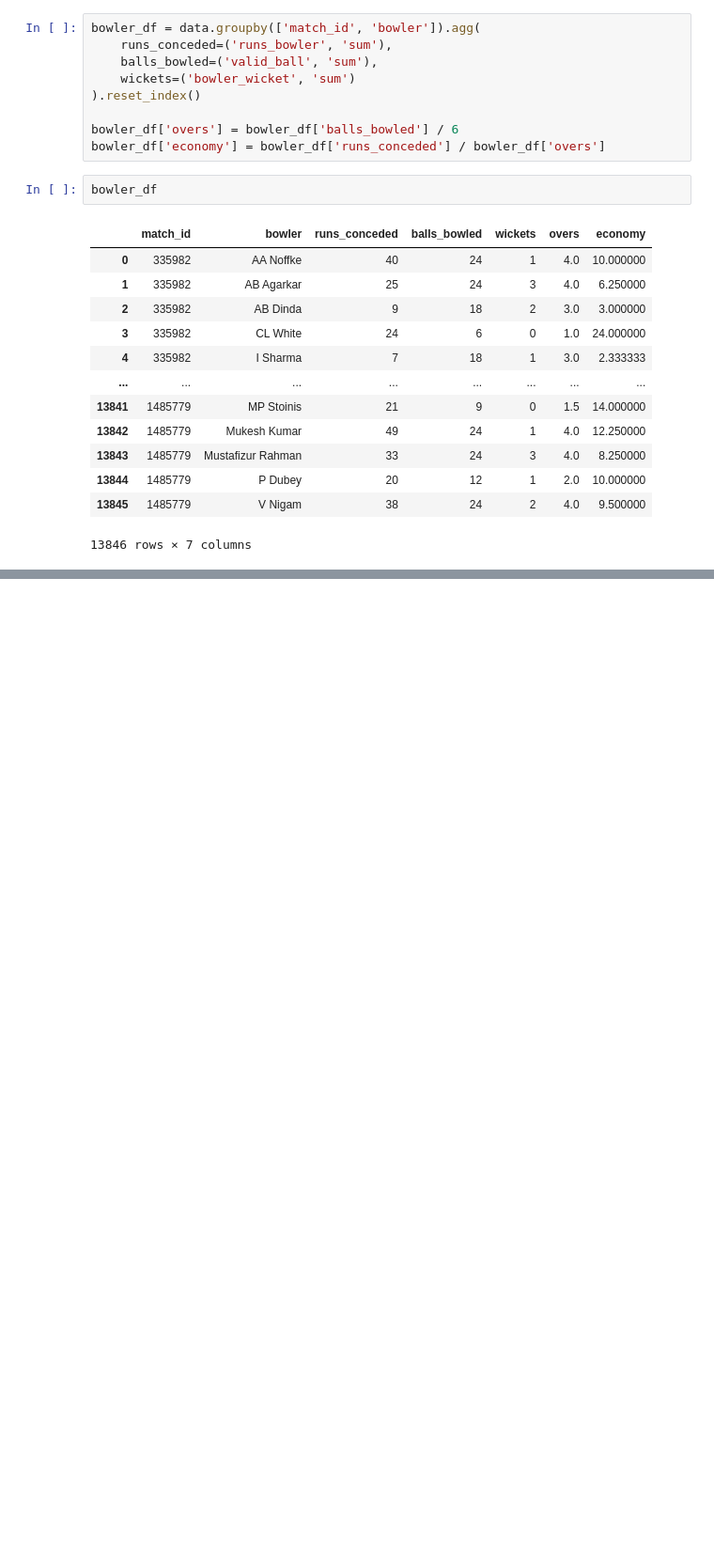
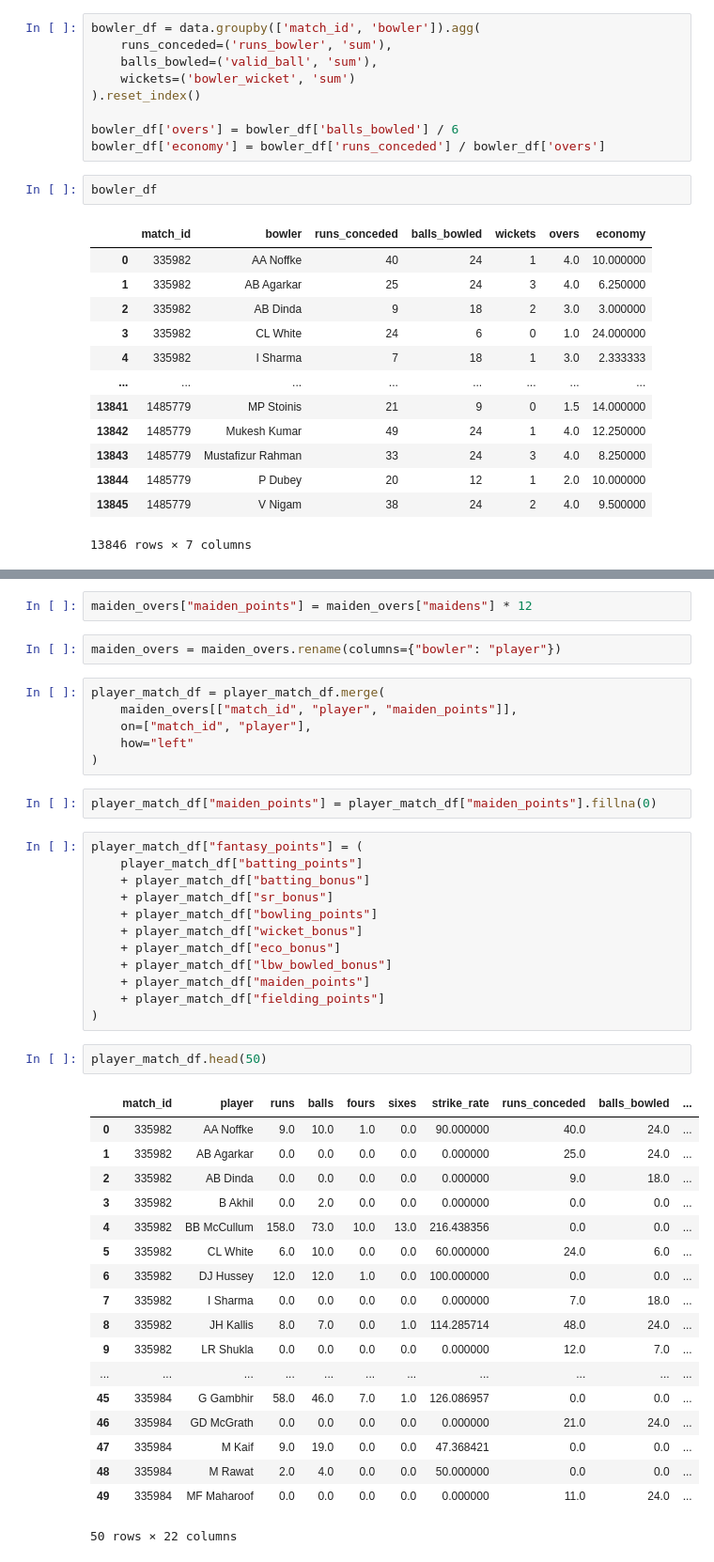
Before and after one commit to GuptaNidhish/FantasyTeamPredictor, a Jupyter notebook: notebooks/EDA.ipynb, the cells around one changed output, grey strips where cells are left out. Shown at 94% size. Drawn from its saved outputs; the diff is of its cells as text; blank space fills up the shorter version.

```diff
--- a/notebooks/EDA.ipynb
+++ b/notebooks/EDA.ipynb
@@ -123,0 +760,45 @@ bowler_df
+# %%
+maiden_overs["maiden_points"] = maiden_overs["maidens"] * 12
+# %%
+maiden_overs = maiden_overs.rename(columns={"bowler": "player"})
+# %%
+player_match_df = player_match_df.merge(
+    maiden_overs[["match_id", "player", "maiden_points"]],
+    on=["match_id", "player"],
+    how="left"
+)
+# %%
+player_match_df["maiden_points"] = player_match_df["maiden_points"].fillna(0)
+# %%
+player_match_df["fantasy_points"] = (
+    player_match_df["batting_points"]
+    + player_match_df["batting_bonus"]
+    + player_match_df["sr_bonus"]
+    + player_match_df["bowling_points"]
+    + player_match_df["wicket_bonus"]
+    + player_match_df["eco_bonus"]
+    + player_match_df["lbw_bowled_bonus"]
+    + player_match_df["maiden_points"]
+    + player_match_df["fielding_points"]
+)
+# %%
+player_match_df.head(50)
+# %% [output]
+|  | match_id | player | runs | balls | fours | sixes | strike_rate | runs_conceded | balls_bowled | ... |
+| 0 | 335982 | AA Noffke | 9.0 | 10.0 | 1.0 | 0.0 | 90.000000 | 40.0 | 24.0 | ... |
+| 1 | 335982 | AB Agarkar | 0.0 | 0.0 | 0.0 | 0.0 | 0.000000 | 25.0 | 24.0 | ... |
+| 2 | 335982 | AB Dinda | 0.0 | 0.0 | 0.0 | 0.0 | 0.000000 | 9.0 | 18.0 | ... |
+| 3 | 335982 | B Akhil | 0.0 | 2.0 | 0.0 | 0.0 | 0.000000 | 0.0 | 0.0 | ... |
+| 4 | 335982 | BB McCullum | 158.0 | 73.0 | 10.0 | 13.0 | 216.438356 | 0.0 | 0.0 | ... |
+| 5 | 335982 | CL White | 6.0 | 10.0 | 0.0 | 0.0 | 60.000000 | 24.0 | 6.0 | ... |
+| 6 | 335982 | DJ Hussey | 12.0 | 12.0 | 1.0 | 0.0 | 100.000000 | 0.0 | 0.0 | ... |
+| 7 | 335982 | I Sharma | 0.0 | 0.0 | 0.0 | 0.0 | 0.000000 | 7.0 | 18.0 | ... |
+| 8 | 335982 | JH Kallis | 8.0 | 7.0 | 0.0 | 1.0 | 114.285714 | 48.0 | 24.0 | ... |
+| 9 | 335982 | LR Shukla | 0.0 | 0.0 | 0.0 | 0.0 | 0.000000 | 12.0 | 7.0 | ... |
+| ... | ... | ... | ... | ... | ... | ... | ... | ... | ... | ... |
+| 45 | 335984 | G Gambhir | 58.0 | 46.0 | 7.0 | 1.0 | 126.086957 | 0.0 | 0.0 | ... |
+| 46 | 335984 | GD McGrath | 0.0 | 0.0 | 0.0 | 0.0 | 0.000000 | 21.0 | 24.0 | ... |
+| 47 | 335984 | M Kaif | 9.0 | 19.0 | 0.0 | 0.0 | 47.368421 | 0.0 | 0.0 | ... |
+| 48 | 335984 | M Rawat | 2.0 | 4.0 | 0.0 | 0.0 | 50.000000 | 0.0 | 0.0 | ... |
+| 49 | 335984 | MF Maharoof | 0.0 | 0.0 | 0.0 | 0.0 | 0.000000 | 11.0 | 24.0 | ... |
+50 rows × 22 columns
```
Also changed, not shown: parts of 140 cells of this notebook, 2 other files.
